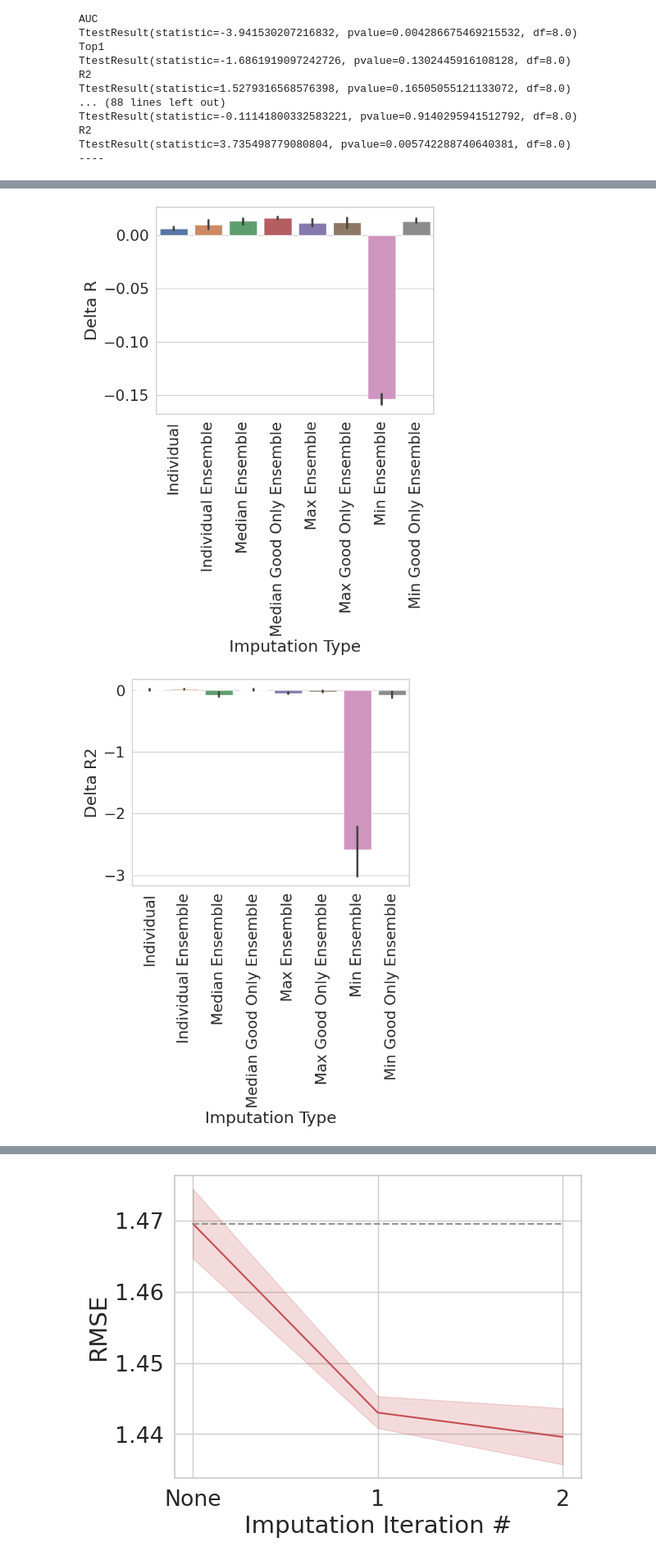
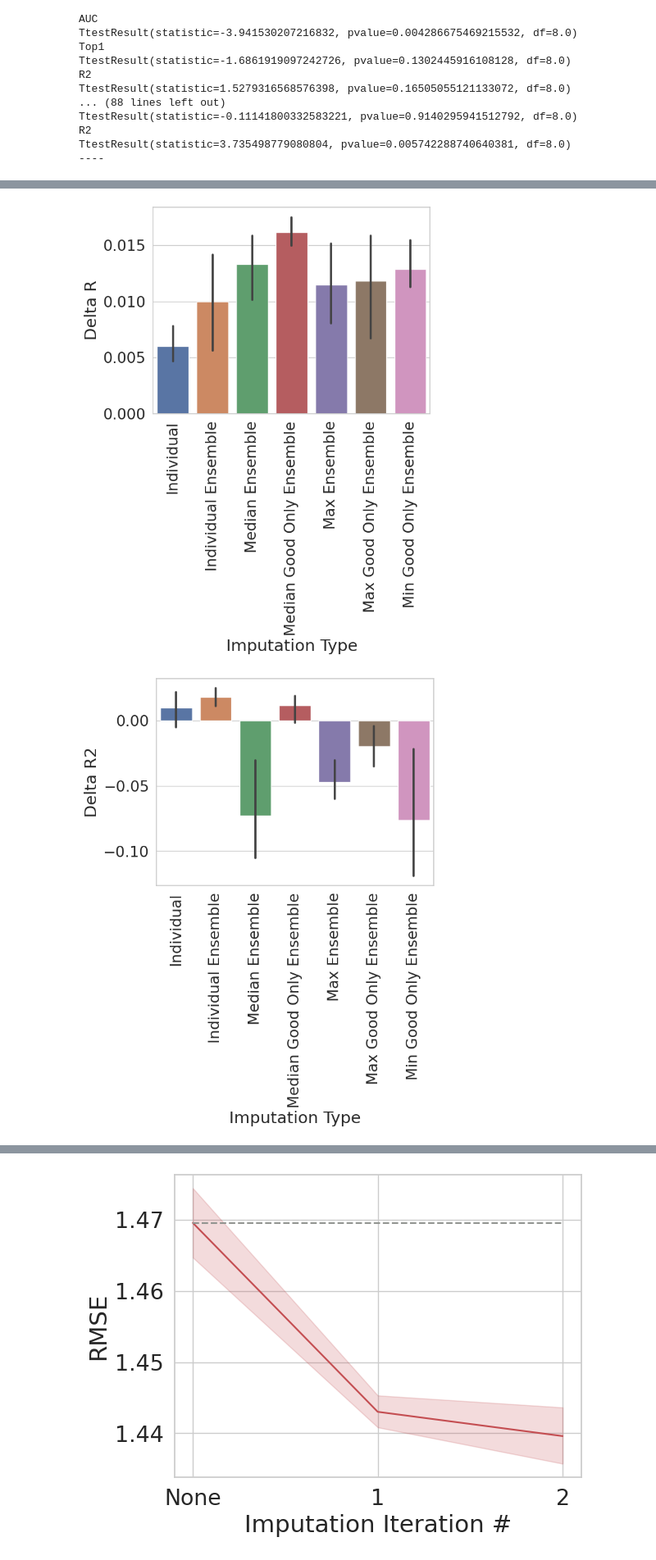
Before and after one commit to francoep/ImputationPaper, a Jupyter notebook: generate_figures.ipynb, the cells around one changed output, grey strips where cells are left out. Shown at 82% size. Cells and saved outputs as stored; diff of their text form; code cells hidden in the pictures.

Commit message:
Actually fixing the plots this time

```diff
--- a/generate_figures.ipynb
+++ b/generate_figures.ipynb
@@ -368,20 +368,20 @@ plt.savefig('figures/ComparingImpStylesRMSE.pdf',dpi=300,bbox_inches='tight')
 # %%
 tmp=df[df['Imputation Iteration #']==1]
-tmp2=tmp[~(tmp['Imputation Type']=='Ensemble Min')]
+tmp2=tmp[~(tmp['Imputation Type']=='Min Ensemble')]
 sns.barplot(data=tmp2, x='Imputation Type',y='Delta R')
 plt.xticks(rotation=90)
 #plt.ylim((-0.033,0.075))
 plt.savefig('figures/ComparingImpStylesR.pdf',dpi=300,bbox_inches='tight')
 # %% [output]
-[figure, old version]
+[figure, new version]
 # %%
 tmp=df[df['Imputation Iteration #']==1]
-tmp2=tmp[~(tmp['Imputation Type']=='Ensemble Min')]
+tmp2=tmp[~(tmp['Imputation Type']=='Min Ensemble')]
 sns.barplot(data=tmp2, x='Imputation Type',y='Delta R2')
 plt.xticks(rotation=90)
 #plt.ylim((-0.033,0.075))
 plt.savefig('figures/ComparingImpStylesR2.pdf',dpi=300,bbox_inches='tight')
 # %% [output]
-[figure, old version]
+[figure, new version]
 # %%
 tmp=df[df['Imputation Iteration #']==1]
```
Also changed, not shown: parts of 4 cells of this notebook, 5 other files.
